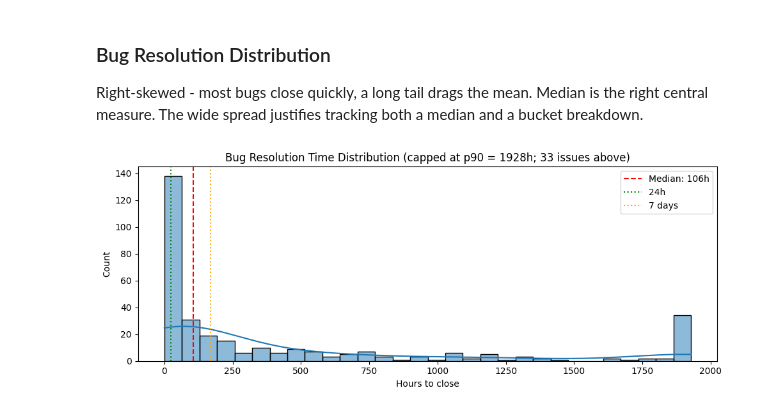
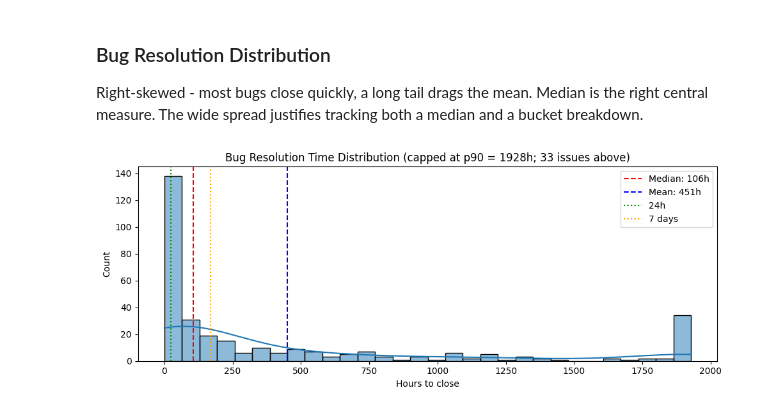
Before and after one commit to anikonorova/github_repository_analytics, a Jupyter notebook: analysis/summary.ipynb, the cells around one changed output. Drawn from its saved outputs; the diff is of its cells as text; code cells hidden in the pictures.

```diff
--- a/analysis/summary.ipynb
+++ b/analysis/summary.ipynb
@@ -501,30 +503,32 @@ Right-skewed - most bugs close quickly, a long tail drags the mean. Median is th
 # %%
 df_bugs_raw = conn2.sql("""
     SELECT hours_to_close
     FROM main_marts.fct_github__issues
     WHERE is_bug = true
       AND is_resolved = true
       AND hours_to_close >= 0
       AND created_at::date >= '2025-01-01'::date
 """).df()
 
 cap_b     = df_bugs_raw["hours_to_close"].quantile(0.90)
 clipped_b = df_bugs_raw["hours_to_close"].astype(float).clip(upper=cap_b)
 n_cap_b   = int((df_bugs_raw["hours_to_close"] > cap_b).sum())
 
 fig, ax = plt.subplots(figsize=(10, 4))
 sns.histplot(clipped_b, bins=30, kde=True, ax=ax)
 ax.axvline(clipped_b.median(), color="red",    linestyle="--",
            label=f'Median: {clipped_b.median():.0f}h')
+ax.axvline(clipped_b.mean(),   color="blue", linestyle="--",
+           label=f'Mean: {clipped_b.mean():.0f}h')
 ax.axvline(24,                 color="green",  linestyle=":", label="24h")
 ax.axvline(168,                color="orange", linestyle=":", label="7 days")
 ax.set_title(f"Bug Resolution Time Distribution (capped at p90 = {cap_b:.0f}h; {n_cap_b} issues above)")
 ax.set_xlabel("Hours to close")
 ax.set_ylabel("Count")
 ax.legend()
 plt.tight_layout()
 plt.show()
 # %% [output]
-[figure, old version]
+[figure, new version]
 # %%
 conn2.close()
```
Also changed, not shown: parts of 10 cells of this notebook, 6 other files.
